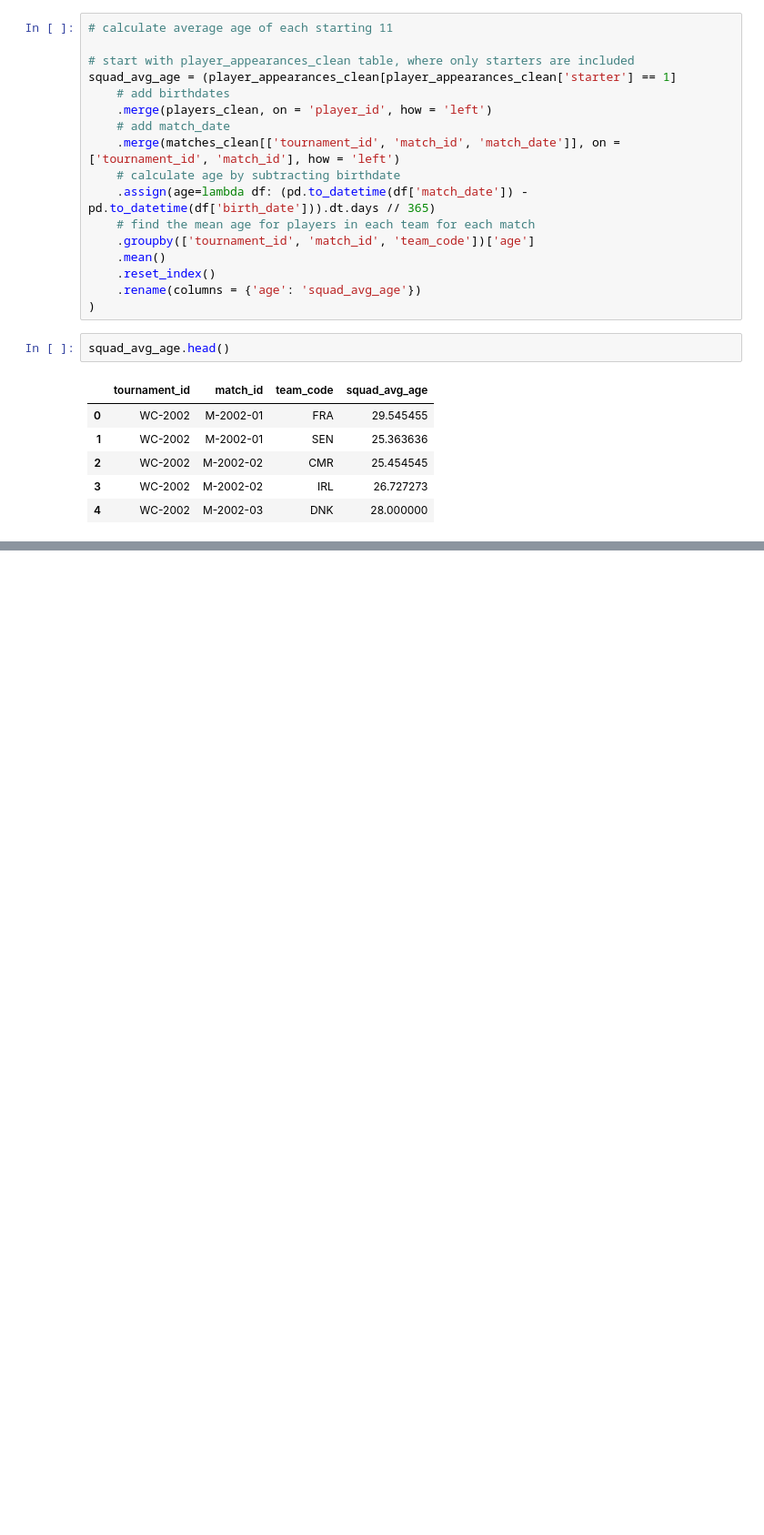
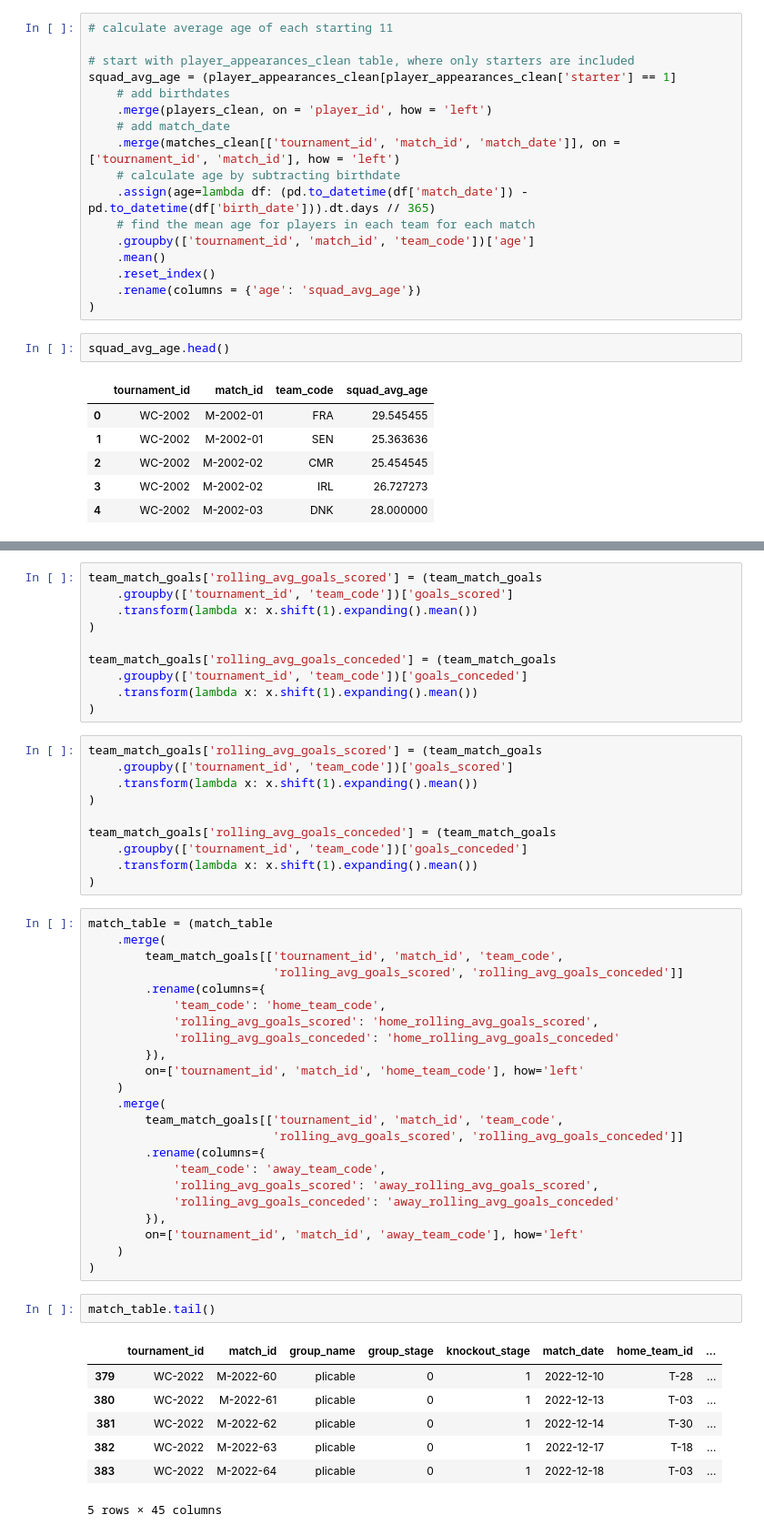
Before and after one commit to tonyinarula/World-Cup-2026-Predictive-Analysis, a Jupyter notebook: analysis.ipynb, the cells around one changed output, grey strips where cells are left out. Shown at 91% size. Drawn from its saved outputs; the diff is of its cells as text; blank space fills up the shorter version.

```diff
--- a/analysis.ipynb
+++ b/analysis.ipynb
@@ -622,0 +793,53 @@ match_table.head()
+# %%
+team_match_goals['rolling_avg_goals_scored'] = (team_match_goals
+    .groupby(['tournament_id', 'team_code'])['goals_scored']
+    .transform(lambda x: x.shift(1).expanding().mean())
+)
+
+team_match_goals['rolling_avg_goals_conceded'] = (team_match_goals
+    .groupby(['tournament_id', 'team_code'])['goals_conceded']
+    .transform(lambda x: x.shift(1).expanding().mean())
+)
+# %%
+team_match_goals['rolling_avg_goals_scored'] = (team_match_goals
+    .groupby(['tournament_id', 'team_code'])['goals_scored']
+    .transform(lambda x: x.shift(1).expanding().mean())
+)
+
+team_match_goals['rolling_avg_goals_conceded'] = (team_match_goals
+    .groupby(['tournament_id', 'team_code'])['goals_conceded']
+    .transform(lambda x: x.shift(1).expanding().mean())
+)
+# %%
+match_table = (match_table
+    .merge(
+        team_match_goals[['tournament_id', 'match_id', 'team_code',
+                          'rolling_avg_goals_scored', 'rolling_avg_goals_conceded']]
+        .rename(columns={
+            'team_code': 'home_team_code',
+            'rolling_avg_goals_scored': 'home_rolling_avg_goals_scored',
+            'rolling_avg_goals_conceded': 'home_rolling_avg_goals_conceded'
+        }),
+        on=['tournament_id', 'match_id', 'home_team_code'], how='left'
+    )
+    .merge(
+        team_match_goals[['tournament_id', 'match_id', 'team_code',
+                          'rolling_avg_goals_scored', 'rolling_avg_goals_conceded']]
+        .rename(columns={
+            'team_code': 'away_team_code',
+            'rolling_avg_goals_scored': 'away_rolling_avg_goals_scored',
+            'rolling_avg_goals_conceded': 'away_rolling_avg_goals_conceded'
+        }),
+        on=['tournament_id', 'match_id', 'away_team_code'], how='left'
+    )
+)
+# %%
+match_table.tail()
+# %% [output]
+|  | tournament_id | match_id | group_name | group_stage | knockout_stage | match_date | home_team_id | ... |
+| 379 | WC-2022 | M-2022-60 | plicable | 0 | 1 | 2022-12-10 | T-28 | ... |
+| 380 | WC-2022 | M-2022-61 | plicable | 0 | 1 | 2022-12-13 | T-03 | ... |
+| 381 | WC-2022 | M-2022-62 | plicable | 0 | 1 | 2022-12-14 | T-30 | ... |
+| 382 | WC-2022 | M-2022-63 | plicable | 0 | 1 | 2022-12-17 | T-18 | ... |
+| 383 | WC-2022 | M-2022-64 | plicable | 0 | 1 | 2022-12-18 | T-03 | ... |
+5 rows × 45 columns
```
Also changed, not shown: parts of 25 cells of this notebook.
